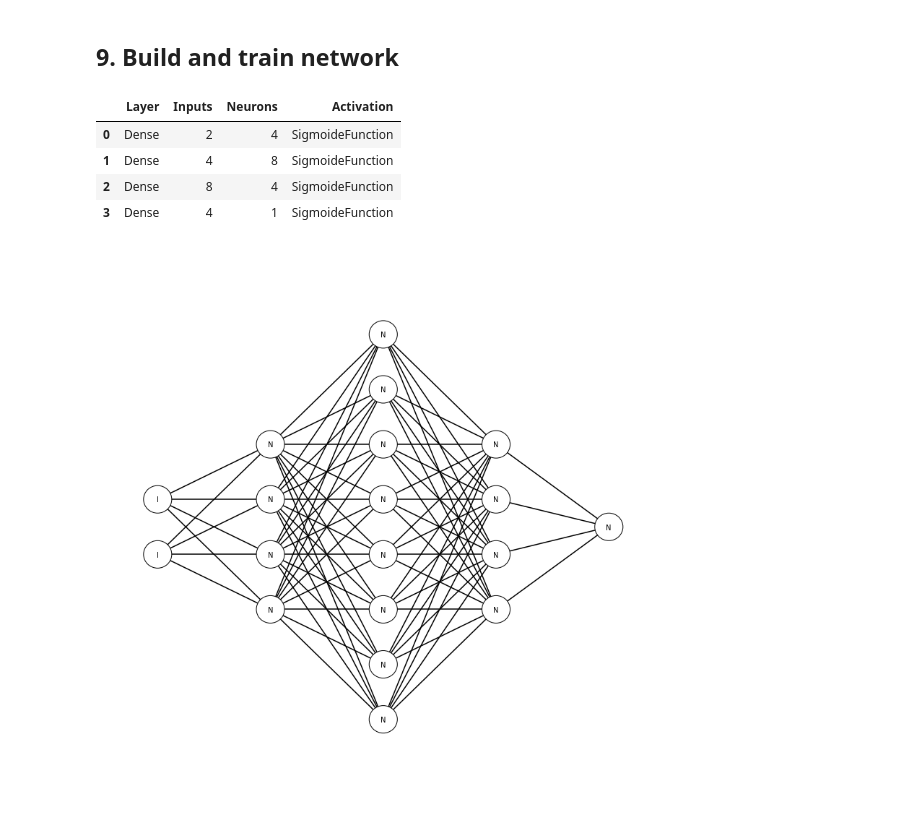
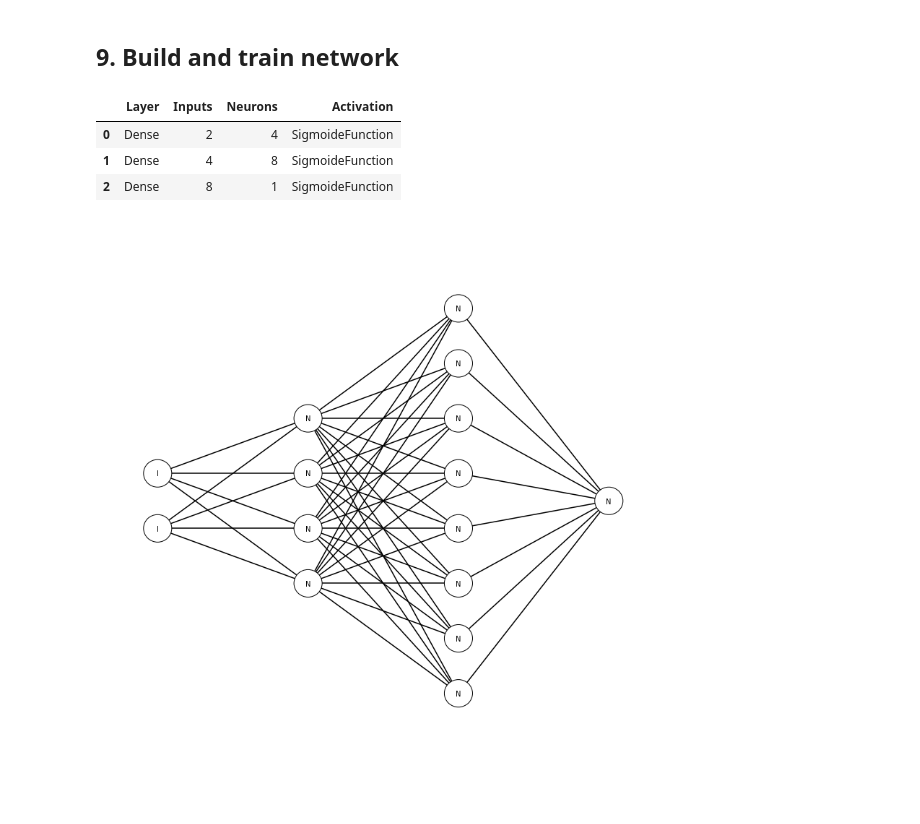
Before and after one commit to adrianmarino/neural-network-from-scratch, a Jupyter notebook: Neural_network_from_scratch.ipynb, the cells around one changed output. Saved outputs shown, nothing was run; the diff lists cells and outputs as text; code cells hidden in the pictures.

```diff
--- a/Neural_network_from_scratch.ipynb
+++ b/Neural_network_from_scratch.ipynb
@@ -271,17 +265,23 @@ class NetworkBuilder:
 # %% [markdown]
 ## 6. Neural network callbacks
 # %%
+import time
+
 class TrainCallbackContext:
-    def __init__(self, loss_fn, network, Y, pbar):
+    def __init__(self, network, train_set, validation_set, loss_fn, update_interval):
         self.summary = TrainSummary()
         self.loss_fn = loss_fn
         self.network = network
-        self.Y = Y
-        self.pbar = pbar
+        self.train_set = train_set
+        self.validation_set = validation_set
+        self.update_interval = update_interval
 
-    def update(self, epoch, train_y_pred):
+    def update(self, epoch, y_predicted):
+        if epoch % self.update_interval == 0:
+            clear_output(wait=True)
+            time.sleep(0.5)
         self.epoch = epoch
-        self.train_y_pred = train_y_pred
+        self.y_predicted = y_predicted
 
 # Abstract Class
 class TrainCallback(metaclass=ABCMeta):
@@ -374,18 +380,20 @@ class Network:
             delta = layer_output.activation.T @ layer_error
             layer.W = layer.W - delta * lr
 
-    def train(self, X, Y, loss_fn, lr, epochs, callbacks = []):
-        with tqdm(range(1, epochs + 1), unit='Epoch') as pbar:
-            context = TrainCallbackContext(loss_fn, network, Y, pbar)
+    def train(self, train_set, validation_set, loss_fn, lr, epochs, callbacks = [], interval=10):
+        context = TrainCallbackContext(self, train_set, validation_set, loss_fn, interval)
 
-            for epoch in range(1, epochs + 1):
-                outputs = self.__forward_pass(X)
-                errors = self.__backward_propagation(loss_fn, outputs, Y)
-                self.__gradient_desent_optimization(outputs, errors, lr)
+        for epoch in range(1, epochs + 1):
+            outputs = self.__forward_pass(X=context.train_set[0])
 
-                context.update(epoch, outputs[-1].activation)
-                [c.perform(context) for c  in callbacks]
-                pbar.update()
+            errors = self.__backward_propagation(
+                loss_fn, outputs, Y=context.train_set[1]
+            )
+
+            self.__gradient_desent_optimization(outputs, errors, lr)
+
+            context.update(epoch, outputs[-1].activation)
+            [c.perform(context) for c  in callbacks]
 
         return context.summary
 # %% [markdown]
@@ -404,17 +412,15 @@ class MSEDerivateFunction(Function):
 # %%
 network = Network.builder() \
     .sigm_dense(neurons = 4, inputs = 2) \
     .sigm_dense(neurons = 8) \
-    .sigm_dense(neurons = 4) \
     .sigm_dense(neurons = 1) \
     .build()
 
 network.plot()
 # %% [output]
 |  | Layer | Inputs | Neurons | Activation |
 | 0 | Dense | 2 | 4 | SigmoideFunction |
 | 1 | Dense | 4 | 8 | SigmoideFunction |
-| 2 | Dense | 8 | 4 | SigmoideFunction |
-| 3 | Dense | 4 | 1 | SigmoideFunction |
+| 2 | Dense | 8 | 1 | SigmoideFunction |
-[figure, old version]
+[figure, new version]
 # %%
```
Also changed, not shown: parts of 12 cells of this notebook.
